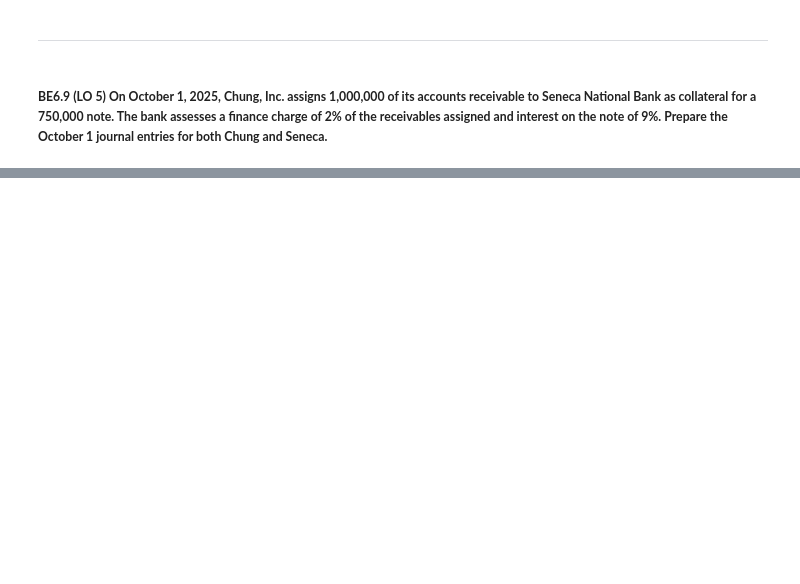
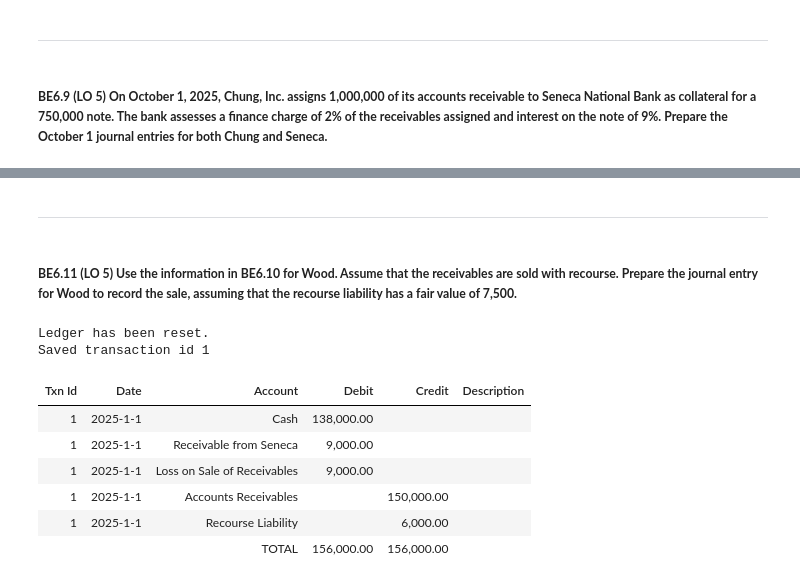
Before and after one commit to ekmartinez/Accounting, a Jupyter notebook: 02_Cash_And_Receivables/02_Cash_And_Receivables_Brief_Exercises.ipynb, the cells around one changed output, grey strips where cells are left out. Drawn from its saved outputs; the diff is of its cells as text; code cells hidden in the pictures; blank space fills up the shorter version.

```diff
--- a/02_Cash_And_Receivables/02_Cash_And_Receivables_Brief_Exercises.ipynb
+++ b/02_Cash_And_Receivables/02_Cash_And_Receivables_Brief_Exercises.ipynb
@@ -347,0 +471,10 @@ Saved transaction id 3
+# %%
+finance_charge_pct = .02
+retainer_pct = .06
+accounts_receivable = 150000
+
+retainer = accounts_receivable * retainer_pct
+finance_charge = accounts_receivable * finance_charge_pct
+
+cash = f'{accounts_receivable} {retainer} - {finance_charge} -'
+cash = RPNEngine(cash).safe_evaluate().value
@@ -347,0 +533,34 @@ Saved transaction id 3
+# %% [markdown]
+---
+# %% [markdown]
+##### **BE6.11 (LO 5) Use the information in BE6.10 for Wood. Assume that the receivables are sold with recourse. Prepare the journal entry for Wood to record the sale, assuming that the recourse liability has a fair value of 7,500.**
+# %%
+wood = Ledger()
+wood.reset()
+
+recourse_liability = 6000
+loss_on_sale = f'{accounts_receivable} {cash} {retainer} + {recourse_liability} - -'
+loss_on_sale = RPNEngine(loss_on_sale).safe_evaluate().value
+
+wood.add_entry(
+    [
+        {"date": "2025-1-1", "account": "Cash", "debit": cash, "credit": 0},
+        {"date": "2025-1-1", "account": "Receivable from Seneca", "debit": retainer, "credit": 0},
+        {"date": "2025-1-1", "account": "Loss on Sale of Receivables", "debit": loss_on_sale, "credit": 0},
+        {"date": "2025-1-1", "account": "Accounts Receivables", "debit": 0, "credit": accounts_receivable},
+        {"date": "2025-1-1", "account": "Recourse Liability", "debit": 0, "credit": recourse_liability},
+    ],
+    description="",
+)
+
+display(HTML(format_ledger_table(wood).to_html(index=False)))
+# %% [output]
+Ledger has been reset.
+Saved transaction id 1
+| Txn Id | Date | Account | Debit | Credit | Description |
+| 1 | 2025-1-1 | Cash | 138,000.00 |  |  |
+| 1 | 2025-1-1 | Receivable from Seneca | 9,000.00 |  |  |
+| 1 | 2025-1-1 | Loss on Sale of Receivables | 9,000.00 |  |  |
+| 1 | 2025-1-1 | Accounts Receivables |  | 150,000.00 |  |
+| 1 | 2025-1-1 | Recourse Liability |  | 6,000.00 |  |
+|  |  | TOTAL | 156,000.00 | 156,000.00 |  |
```
Also changed, not shown: parts of 22 cells of this notebook, 1 other file.
